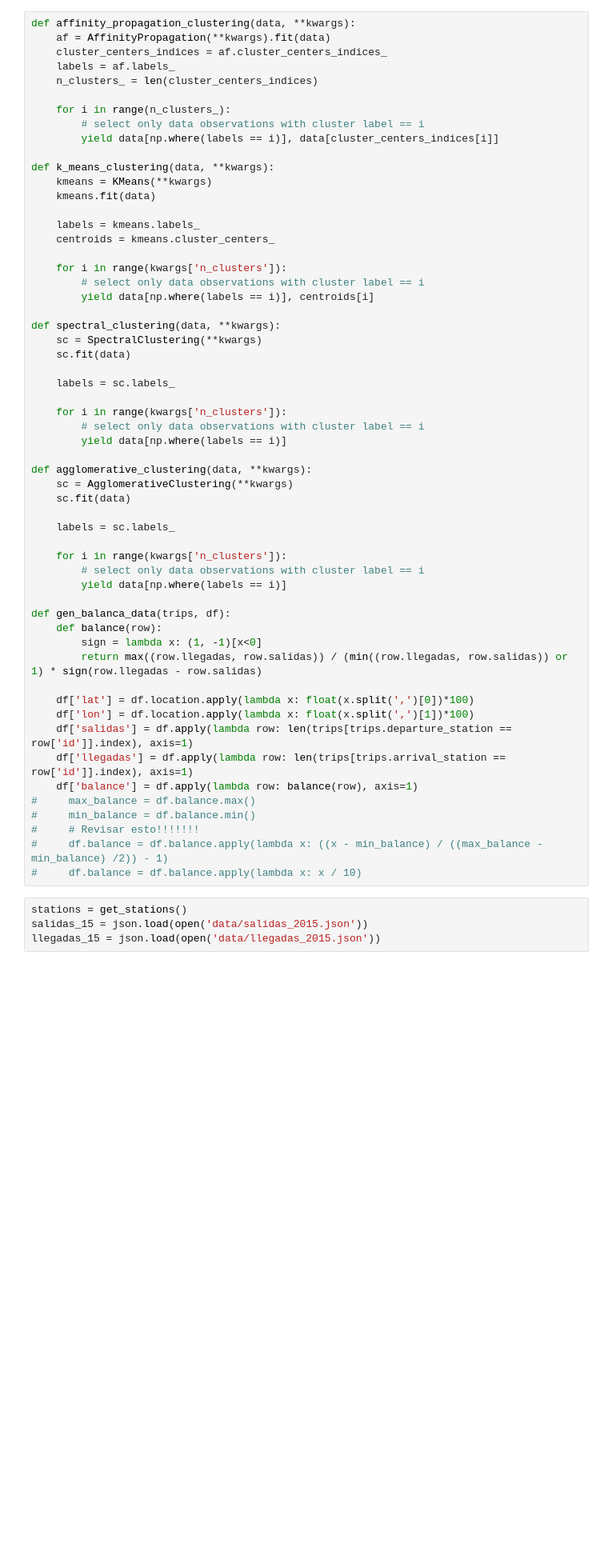
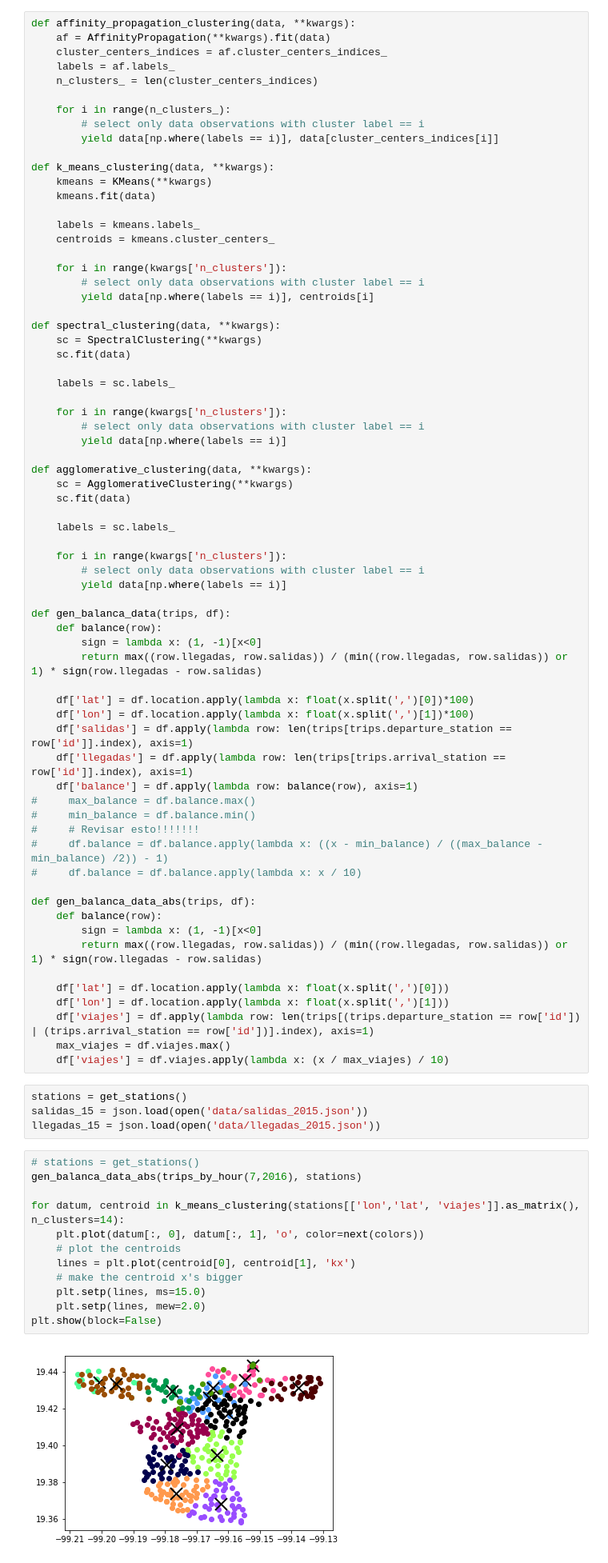
Before and after one commit to kunovg/EcoBici, a Jupyter notebook: Clustering.ipynb, the cells around one changed output. Shown at 80% size. Drawn from its saved outputs; the diff is of its cells as text; blank space fills up the shorter version.

Commit message:
trains for different clusters

```diff
--- a/Clustering.ipynb
+++ b/Clustering.ipynb
@@ -72,7 +72,32 @@ def gen_balanca_data(trips, df):
 #     # Revisar esto!!!!!!!
 #     df.balance = df.balance.apply(lambda x: ((x - min_balance) / ((max_balance - min_balance) /2)) - 1)
 #     df.balance = df.balance.apply(lambda x: x / 10)
+
+def gen_balanca_data_abs(trips, df):
+    def balance(row):
+        sign = lambda x: (1, -1)[x<0]
+        return max((row.llegadas, row.salidas)) / (min((row.llegadas, row.salidas)) or 1) * sign(row.llegadas - row.salidas)
+
+    df['lat'] = df.location.apply(lambda x: float(x.split(',')[0]))
+    df['lon'] = df.location.apply(lambda x: float(x.split(',')[1]))
+    df['viajes'] = df.apply(lambda row: len(trips[(trips.departure_station == row['id']) | (trips.arrival_station == row['id'])].index), axis=1)
+    max_viajes = df.viajes.max()
+    df['viajes'] = df.viajes.apply(lambda x: (x / max_viajes) / 10)
 # %%
 stations = get_stations()
 salidas_15 = json.load(open('data/salidas_2015.json'))
 llegadas_15 = json.load(open('data/llegadas_2015.json'))
+# %%
+# stations = get_stations()
+gen_balanca_data_abs(trips_by_hour(7,2016), stations)
+
+for datum, centroid in k_means_clustering(stations[['lon','lat', 'viajes']].as_matrix(), n_clusters=14):
+    plt.plot(datum[:, 0], datum[:, 1], 'o', color=next(colors))
+    # plot the centroids
+    lines = plt.plot(centroid[0], centroid[1], 'kx')
+    # make the centroid x's bigger
+    plt.setp(lines, ms=15.0)
+    plt.setp(lines, mew=2.0)
+plt.show(block=False)
+# %% [output]
+[figure, added]
```
Also changed, not shown: parts of 2 cells of this notebook, 31 other files.
